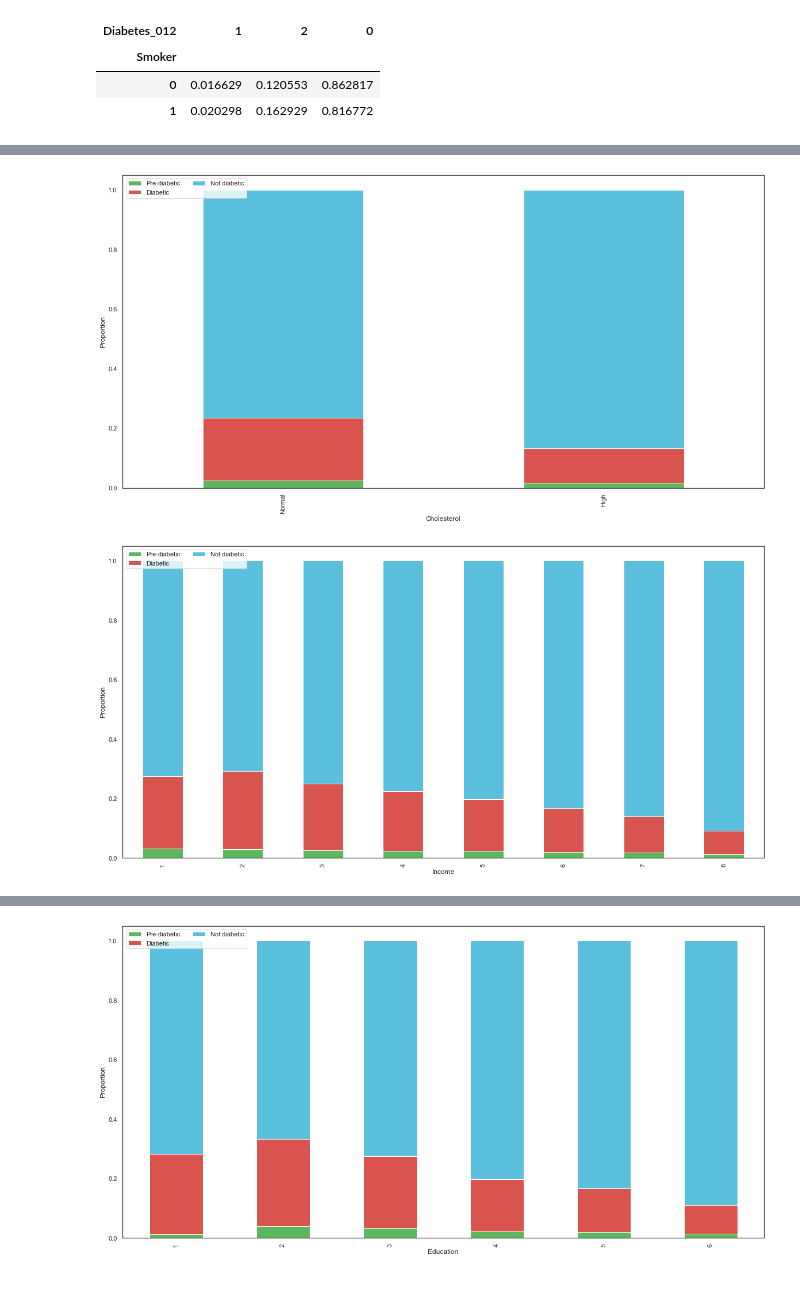
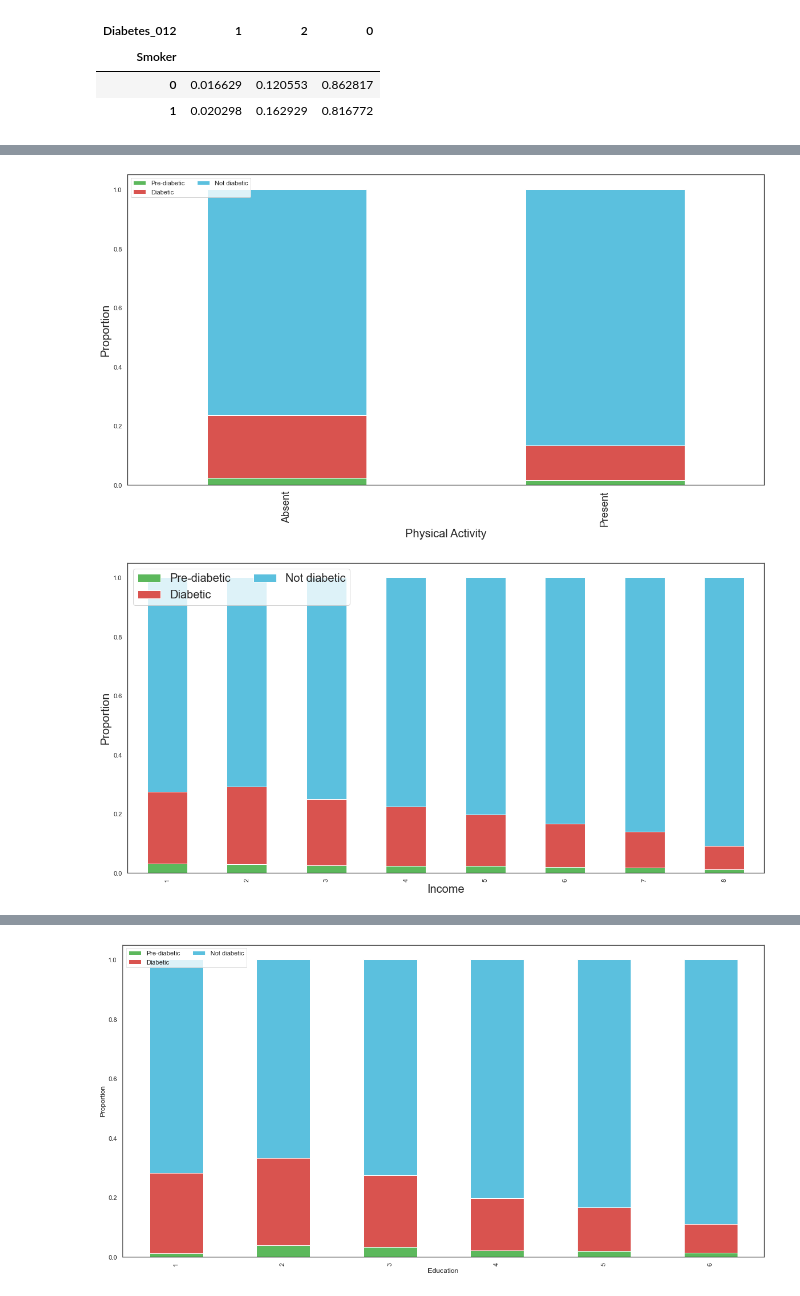
Before and after one commit to ValShah/Python_project_1, a Jupyter notebook: Python_project_1_DM_prediction.ipynb, the cells around one changed output, grey strips where cells are left out. Cells and saved outputs as stored; diff of their text form; code cells hidden in the pictures.

```diff
--- a/Python_project_1_DM_prediction.ipynb
+++ b/Python_project_1_DM_prediction.ipynb
@@ -471,22 +469,22 @@ plt.ylabel("Proportion")
 # %%
 cross_tab_prop = pd.crosstab(index=dm_data['PhysActivity'],
                              columns=dm_data['Diabetes_012'],
                              normalize='index')
 cross_tab_prop = cross_tab_prop[[1,2,0]]
 
 cross_tab_prop.plot(kind='bar',
                     stacked=True,
                     #colormap='tab10',
                     color=['#5cb85c','#d9534f', '#5bc0de'],
                     figsize=(20, 10))
 
 plt.legend(["Pre-diabetic", "Diabetic", "Not diabetic"], loc="upper left", ncol=2)
-plt.xlabel("Cholesterol")
-plt.xticks([0,1],['Normal', "High"])
-plt.ylabel("Proportion")
-plt.savefig("Phys_activity_diabetes_stacked_bar_graph.jpg")
+plt.xlabel("Physical Activity", fontsize=20)
+plt.xticks([0,1],['Absent', "Present"], fontsize=18)
+plt.ylabel("Proportion", fontsize=20)
+plt.savefig("Phys_activity_diabetes_stacked_bar_graph.jpg", dpi=400)
 # %% [output]
-[figure, old version]
+[figure, new version]
 # %%
 cross_tab_prop = pd.crosstab(index=dm_data['Income'],
                              columns=dm_data['Diabetes_012'],
@@ -499,10 +497,10 @@ cross_tab_prop.plot(kind='bar',
                     color=['#5cb85c','#d9534f', '#5bc0de'],
                     figsize=(20, 10))
 
-plt.legend(["Pre-diabetic", "Diabetic", "Not diabetic"], loc="upper left", ncol=2)
-plt.xlabel("Income")
+plt.legend(["Pre-diabetic", "Diabetic", "Not diabetic"], loc="upper left", ncol=2, fontsize=20)
+plt.xlabel("Income", fontsize=20)
 #plt.xticks([0,1],['Normal', "High"])
-plt.ylabel("Proportion")
-plt.savefig("Income_diabetes_stacked_bar_graph.jpg")
+plt.ylabel("Proportion", fontsize=20)
+plt.savefig("Income_diabetes_stacked_bar_graph.jpg", dpi=400)
 # %% [output]
-[figure, old version]
+[figure, new version]
```
Also changed, not shown: parts of 23 cells of this notebook.
